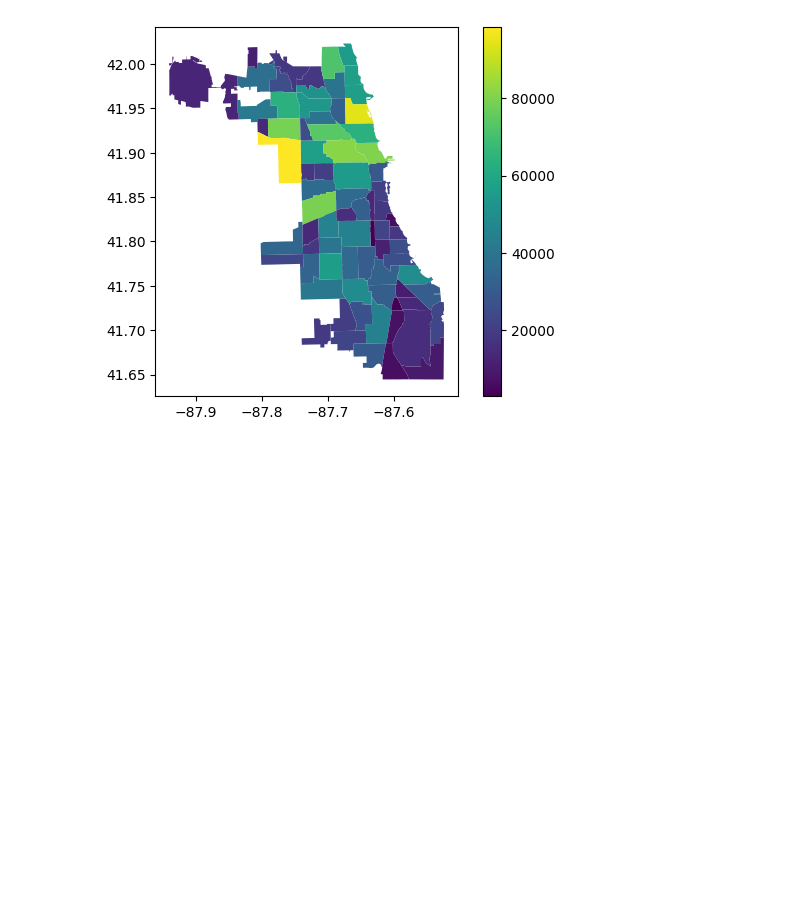
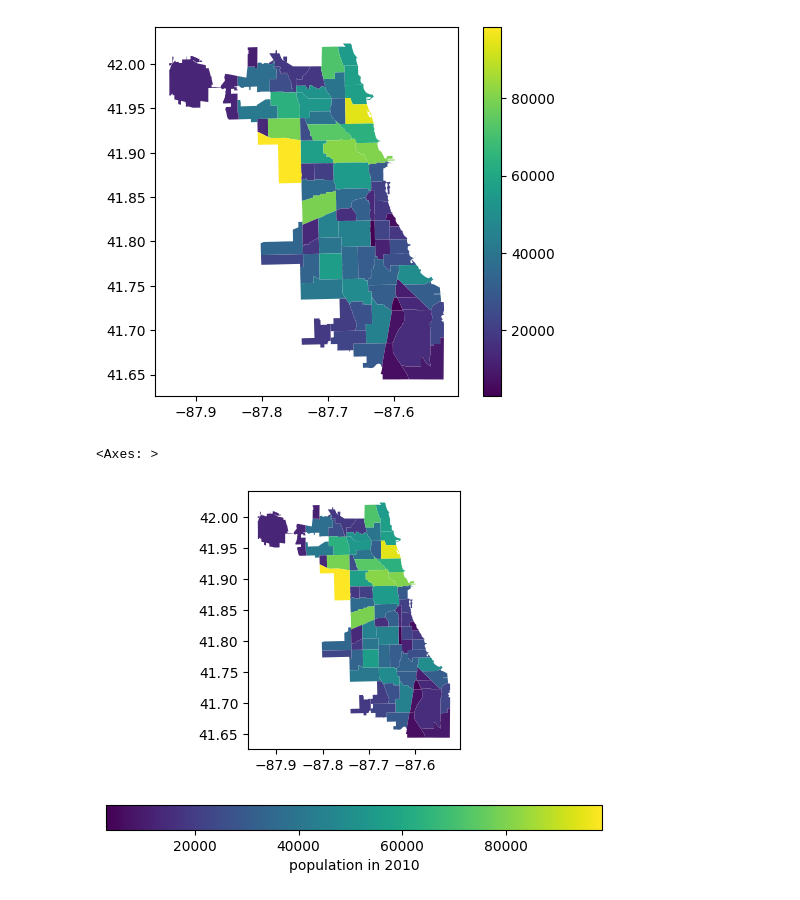
Before and after one commit to BimalGhimire38/Extra_Python_Stuffs, a Jupyter notebook: Creating_Maps_with_Geopandas.ipynb, the cells around one changed output. Drawn from its saved outputs; the diff is of its cells as text; code cells hidden in the pictures; blank space fills up the shorter version.

```diff
--- a/Creating_Maps_with_Geopandas.ipynb
+++ b/Creating_Maps_with_Geopandas.ipynb
@@ -62,3 +62,12 @@ chicago.plot(column='POP2010', legend=True)
 # %% [output]
 <Axes: >
 [figure]
+# %%
+chicago.plot(
+    column="POP2010",
+    legend =  True,
+    legend_kwds={'label':'population in 2010','orientation':'horizontal'}
+)
+# %% [output]
+<Axes: >
+[figure, added]
```
